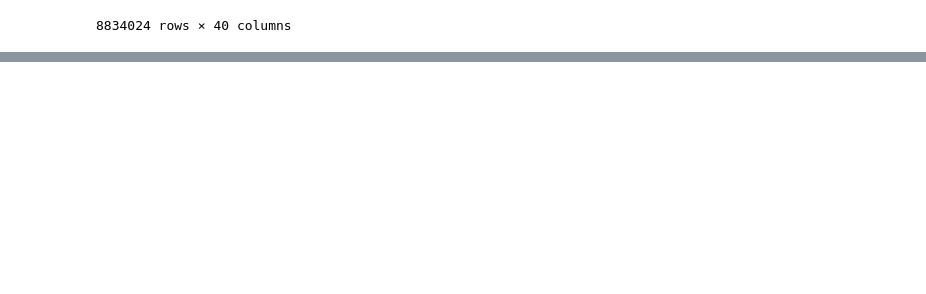
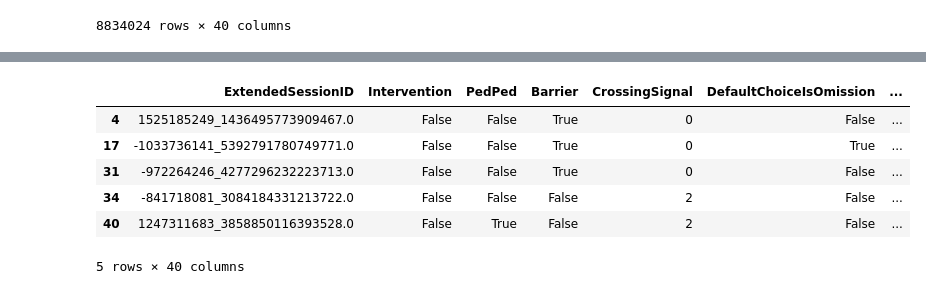
Before and after one commit to Nicoletapa/Moral_Machine, a Jupyter notebook: merge_datasets.ipynb, the cells around one changed output, grey strips where cells are left out. Cells and saved outputs as stored; diff of their text form; code cells hidden in the pictures; blank space fills up the shorter version.

```diff
--- a/merge_datasets.ipynb
+++ b/merge_datasets.ipynb
@@ -83,0 +251,10 @@ df.to_csv(path + "SharedResponses_merged.csv", index=False)
+# %%
+df_encoded.head()
+# %% [output]
+|  | ExtendedSessionID | Intervention | PedPed | Barrier | CrossingSignal | DefaultChoiceIsOmission | ... |
+| 4 | 1525185249_1436495773909467.0 | False | False | True | 0 | False | ... |
+| 17 | -1033736141_5392791780749771.0 | False | False | True | 0 | True | ... |
+| 31 | -972264246_4277296232223713.0 | False | False | True | 0 | False | ... |
+| 34 | -841718081_3084184331213722.0 | False | False | False | 2 | False | ... |
+| 40 | 1247311683_3858850116393528.0 | False | True | False | 2 | False | ... |
+5 rows × 40 columns
```
Also changed, not shown: parts of 5 cells of this notebook.
